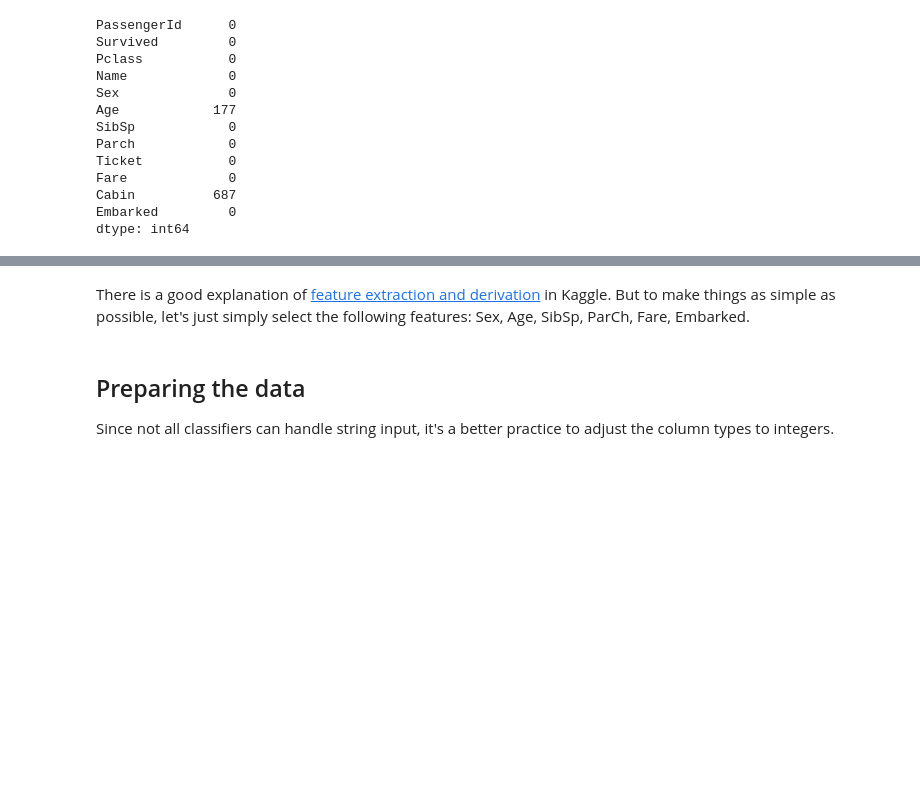
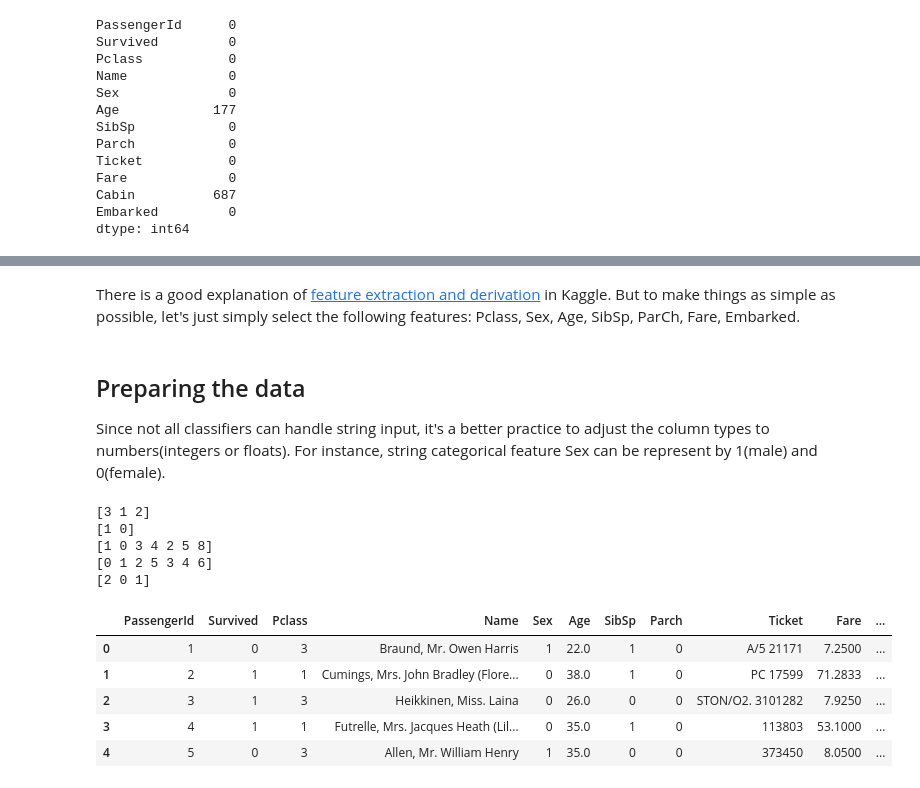
Before and after one commit to josephchenhk/Quant-Kits, a Jupyter notebook: kaggle/titanic/titanic.ipynb, the cells around one changed output, grey strips where cells are left out. Saved outputs shown, nothing was run; the diff lists cells and outputs as text; code cells hidden in the pictures; blank space fills up the shorter version.

```diff
--- a/kaggle/titanic/titanic.ipynb
+++ b/kaggle/titanic/titanic.ipynb
@@ -128,8 +128,37 @@ train.head()
 | 3 | 4 | 1 | 1 | Futrelle, Mrs. Jacques Heath (Lil... | female | 35.0 | 1 | 0 | 113803 | 53.1000 | ... |
 | 4 | 5 | 0 | 3 | Allen, Mr. William Henry | male | 35.0 | 0 | 0 | 373450 | 8.0500 | ... |
 # %% [markdown]
-There is a good explanation of [feature extraction and derivation](https://www.kaggle.com/headsortails/pytanic) in Kaggle. But to make things as simple as possible, let's just simply select the following features: Sex, Age, SibSp, ParCh, Fare, Embarked.
+There is a good explanation of [feature extraction and derivation](https://www.kaggle.com/headsortails/pytanic) in Kaggle. But to make things as simple as possible, let's just simply select the following features: Pclass, Sex, Age, SibSp, ParCh, Fare, Embarked.
 # %% [markdown]
 ## Preparing the data
 
-Since not all classifiers can handle string input, it's a better practice to adjust the column types to integers.
+Since not all classifiers can handle string input, it's a better practice to adjust the column types to numbers(integers or floats). For instance, string categorical feature Sex can be represent by 1(male) and 0(female).
+# %%
+print(train.Pclass.unique())
+print(train.Sex.unique())
+print(train.SibSp.unique())
+print(train.Parch.unique())
+print(train.Embarked.unique())
+# %% [output]
+[3 1 2]
+[1 0]
+[1 0 3 4 2 5 8]
+[0 1 2 5 3 4 6]
+[2 0 1]
+# %%
+train["Sex"] = train["Sex"].astype("category")
+train["Sex"].cat.categories = [0,1]
+train["Sex"] = train["Sex"].astype("int")
+
+train["Embarked"] = train["Embarked"].astype("category")
+train["Embarked"].cat.categories = [0,1,2]
+train["Embarked"] = train["Embarked"].astype("int")
+# %%
+train.head()
+# %% [output]
+|  | PassengerId | Survived | Pclass | Name | Sex | Age | SibSp | Parch | Ticket | Fare | ... |
+| 0 | 1 | 0 | 3 | Braund, Mr. Owen Harris | 1 | 22.0 | 1 | 0 | A/5 21171 | 7.2500 | ... |
+| 1 | 2 | 1 | 1 | Cumings, Mrs. John Bradley (Flore... | 0 | 38.0 | 1 | 0 | PC 17599 | 71.2833 | ... |
+| 2 | 3 | 1 | 3 | Heikkinen, Miss. Laina | 0 | 26.0 | 0 | 0 | STON/O2. 3101282 | 7.9250 | ... |
+| 3 | 4 | 1 | 1 | Futrelle, Mrs. Jacques Heath (Lil... | 0 | 35.0 | 1 | 0 | 113803 | 53.1000 | ... |
+| 4 | 5 | 0 | 3 | Allen, Mr. William Henry | 1 | 35.0 | 0 | 0 | 373450 | 8.0500 | ... |
```
Also changed, not shown: parts of 36 cells of this notebook.
